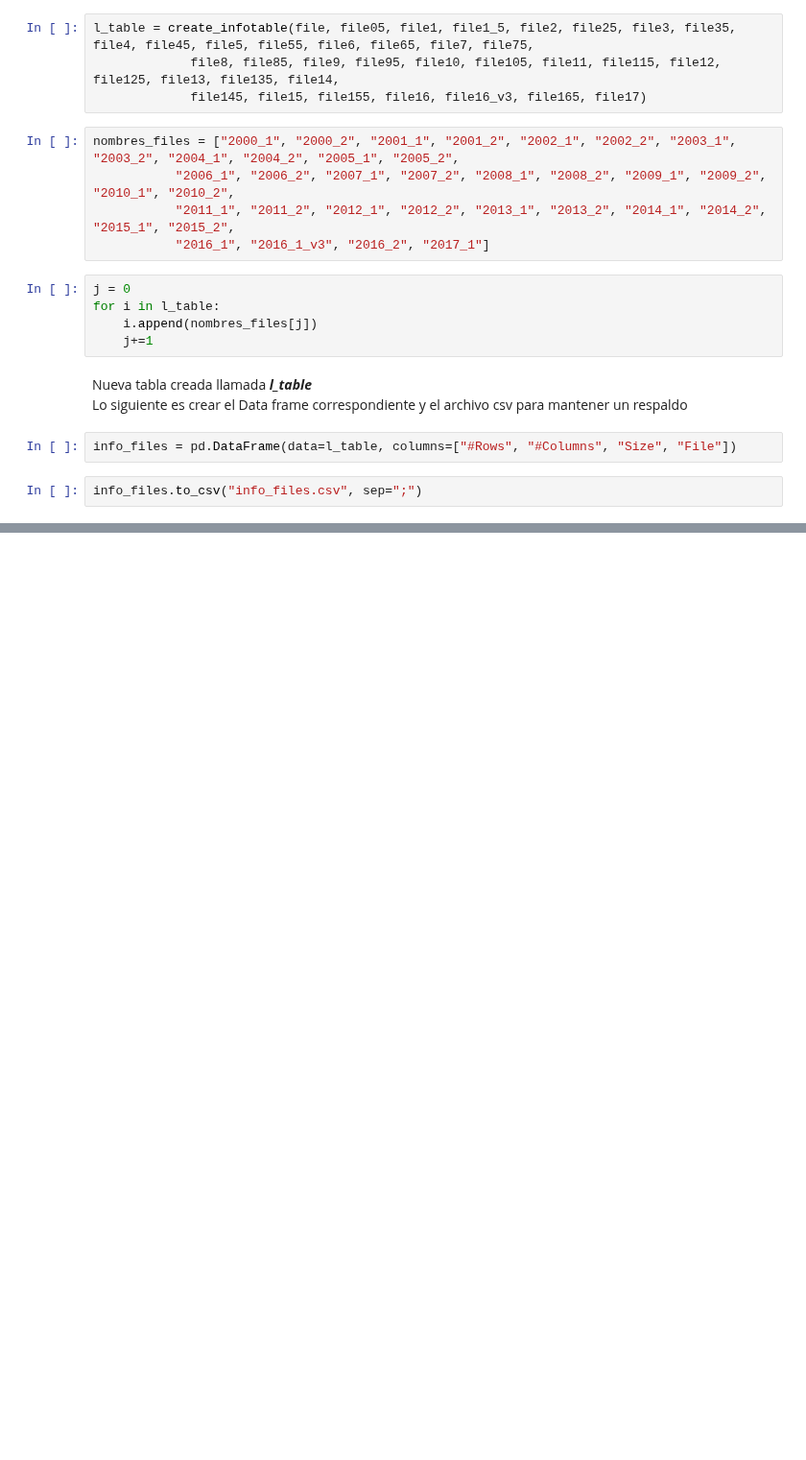
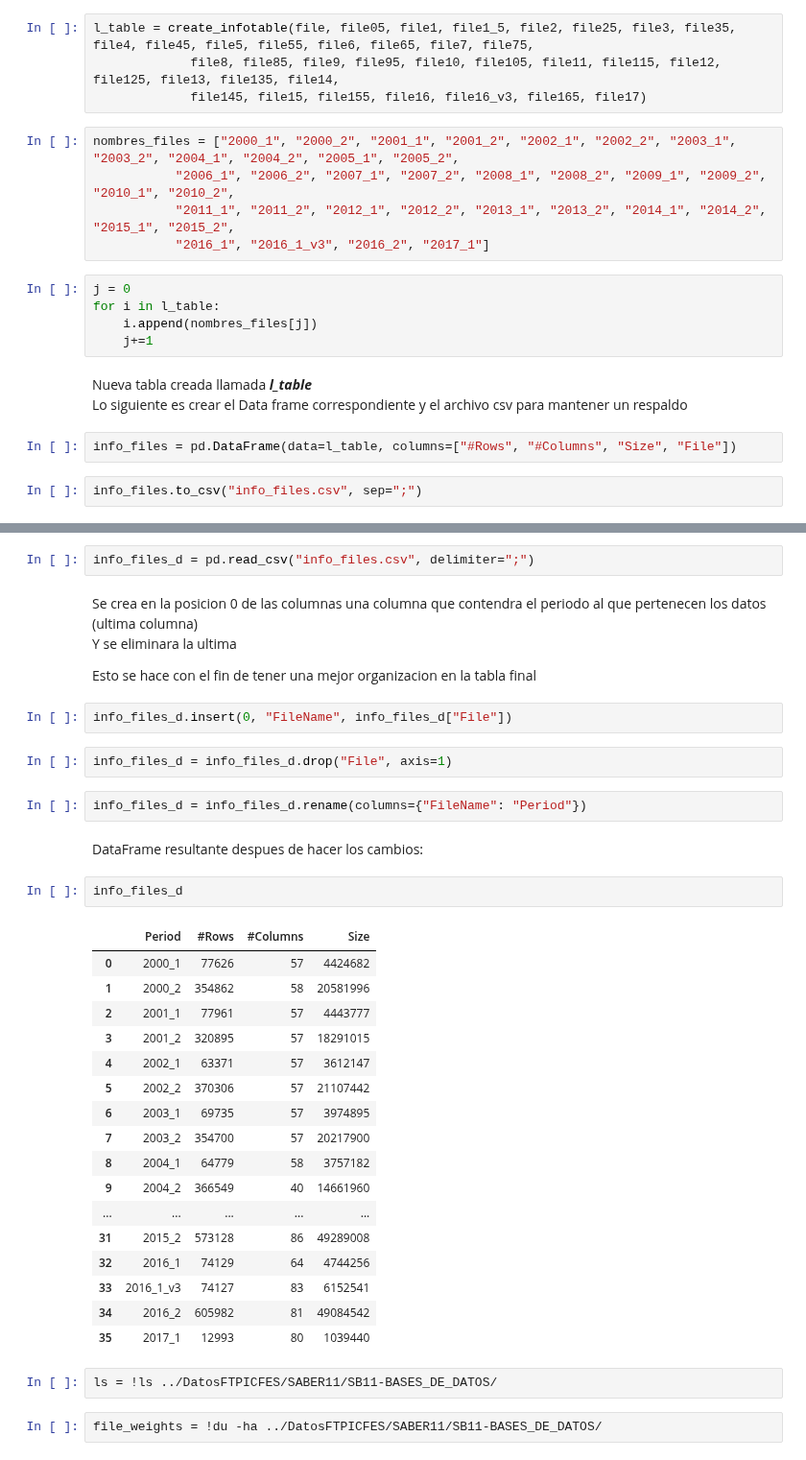
Before and after one commit to AronForero/ICFESProject, a Jupyter notebook: Descriptive_Analisis/Catalogo_Ficheros.ipynb, the cells around one changed output, grey strips where cells are left out. Shown at 96% size. Cells and saved outputs as stored; diff of their text form; blank space fills up the shorter version.

Commit message:
teminando el DataFrame de informacion de los archivos

```diff
--- a/Descriptive_Analisis/Catalogo_Ficheros.ipynb
+++ b/Descriptive_Analisis/Catalogo_Ficheros.ipynb
@@ -428,0 +431,39 @@ info_files.to_csv("info_files.csv", sep=";")
+# %%
+info_files_d = pd.read_csv("info_files.csv", delimiter=";")
+# %% [markdown]
+Se crea en la posicion 0 de las columnas una columna que contendra el periodo al que pertenecen los datos (ultima columna)
+Y se eliminara la ultima
+
+Esto se hace con el fin de tener una mejor organizacion en la tabla final
+# %%
+info_files_d.insert(0, "FileName", info_files_d["File"])
+# %%
+info_files_d = info_files_d.drop("File", axis=1)
+# %%
+info_files_d = info_files_d.rename(columns={"FileName": "Period"})
+# %% [markdown]
+DataFrame resultante despues de hacer los cambios:
+# %%
+info_files_d
+# %% [output]
+|  | Period | #Rows | #Columns | Size |
+| 0 | 2000_1 | 77626 | 57 | 4424682 |
+| 1 | 2000_2 | 354862 | 58 | 20581996 |
+| 2 | 2001_1 | 77961 | 57 | 4443777 |
+| 3 | 2001_2 | 320895 | 57 | 18291015 |
+| 4 | 2002_1 | 63371 | 57 | 3612147 |
+| 5 | 2002_2 | 370306 | 57 | 21107442 |
+| 6 | 2003_1 | 69735 | 57 | 3974895 |
+| 7 | 2003_2 | 354700 | 57 | 20217900 |
+| 8 | 2004_1 | 64779 | 58 | 3757182 |
+| 9 | 2004_2 | 366549 | 40 | 14661960 |
+| ... | ... | ... | ... | ... |
+| 31 | 2015_2 | 573128 | 86 | 49289008 |
+| 32 | 2016_1 | 74129 | 64 | 4744256 |
+| 33 | 2016_1_v3 | 74127 | 83 | 6152541 |
+| 34 | 2016_2 | 605982 | 81 | 49084542 |
+| 35 | 2017_1 | 12993 | 80 | 1039440 |
+# %%
+ls = !ls ../DatosFTPICFES/SABER11/SB11-BASES_DE_DATOS/
+# %%
+file_weights = !du -ha ../DatosFTPICFES/SABER11/SB11-BASES_DE_DATOS/
```
Also changed, not shown: parts of 5 cells of this notebook.
